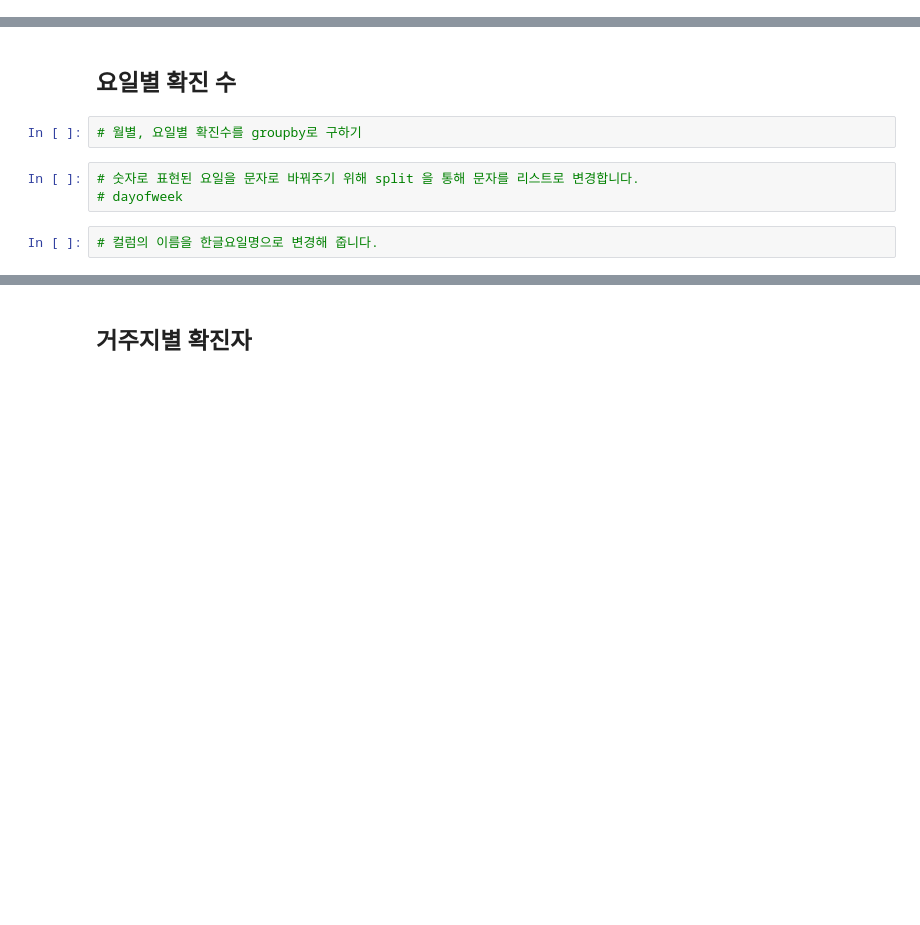
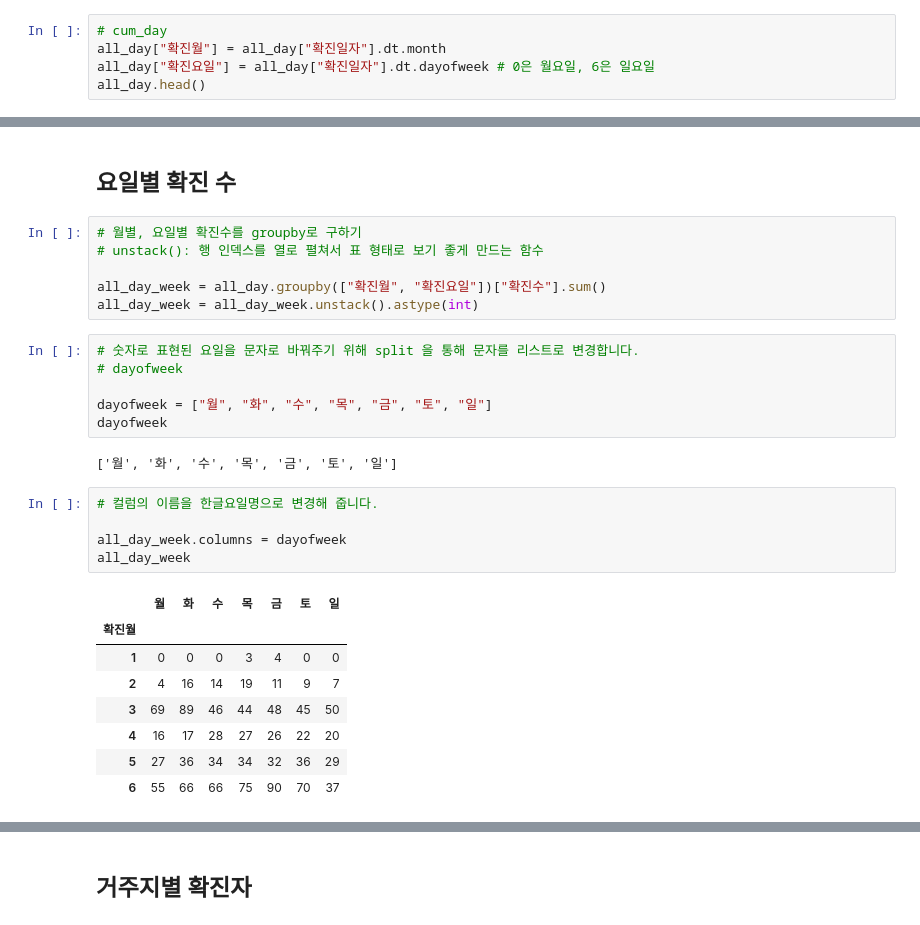
Before and after one commit to nz663633/data-analysis-viz, a Jupyter notebook: seoul-covid-19-02-eda-input.ipynb, the cells around one changed output, grey strips where cells are left out. Saved outputs shown, nothing was run; the diff lists cells and outputs as text; blank space fills up the shorter version.

Commit message:
feat: add groupby for monthly and weekday cases

```diff
--- a/seoul-covid-19-02-eda-input.ipynb
+++ b/seoul-covid-19-02-eda-input.ipynb
@@ -538,3 +538,8 @@ np.log(cum_day["확진수"] + 1).plot()
 [figure]
 # %% [markdown]
 ### 확진월과 요일 구하기
+# %%
+# cum_day
+all_day["확진월"] = all_day["확진일자"].dt.month
+all_day["확진요일"] = all_day["확진일자"].dt.dayofweek # 0은 월요일, 6은 일요일
+all_day.head()
@@ -541,11 +553,32 @@ np.log(cum_day["확진수"] + 1).plot()
 # %% [markdown]
 ## 요일별 확진 수
-# %%
-# 월별, 요일별 확진수를 groupby로 구하기
+# %%
+# 월별, 요일별 확진수를 groupby로 구하기
+# unstack(): 행 인덱스를 열로 펼쳐서 표 형태로 보기 좋게 만드는 함수
+
+all_day_week = all_day.groupby(["확진월", "확진요일"])["확진수"].sum()
+all_day_week = all_day_week.unstack().astype(int)
 # %%
 # 숫자로 표현된 요일을 문자로 바꿔주기 위해 split 을 통해 문자를 리스트로 변경합니다.
 # dayofweek
+
+dayofweek = ["월", "화", "수", "목", "금", "토", "일"]
+dayofweek
+# %% [output]
+['월', '화', '수', '목', '금', '토', '일']
 # %%
 # 컬럼의 이름을 한글요일명으로 변경해 줍니다.
+
+all_day_week.columns = dayofweek
+all_day_week
+# %% [output]
+|  | 월 | 화 | 수 | 목 | 금 | 토 | 일 |
+| 확진월 |  |  |  |  |  |  |  |
+| 1 | 0 | 0 | 0 | 3 | 4 | 0 | 0 |
+| 2 | 4 | 16 | 14 | 19 | 11 | 9 | 7 |
+| 3 | 69 | 89 | 46 | 44 | 48 | 45 | 50 |
+| 4 | 16 | 17 | 28 | 27 | 26 | 22 | 20 |
+| 5 | 27 | 36 | 34 | 34 | 32 | 36 | 29 |
+| 6 | 55 | 66 | 66 | 75 | 90 | 70 | 37 |
 # %%
 # style.background_gradient 로 색상을 표현합니다.
```
Also changed, not shown: parts of 2 cells of this notebook.
